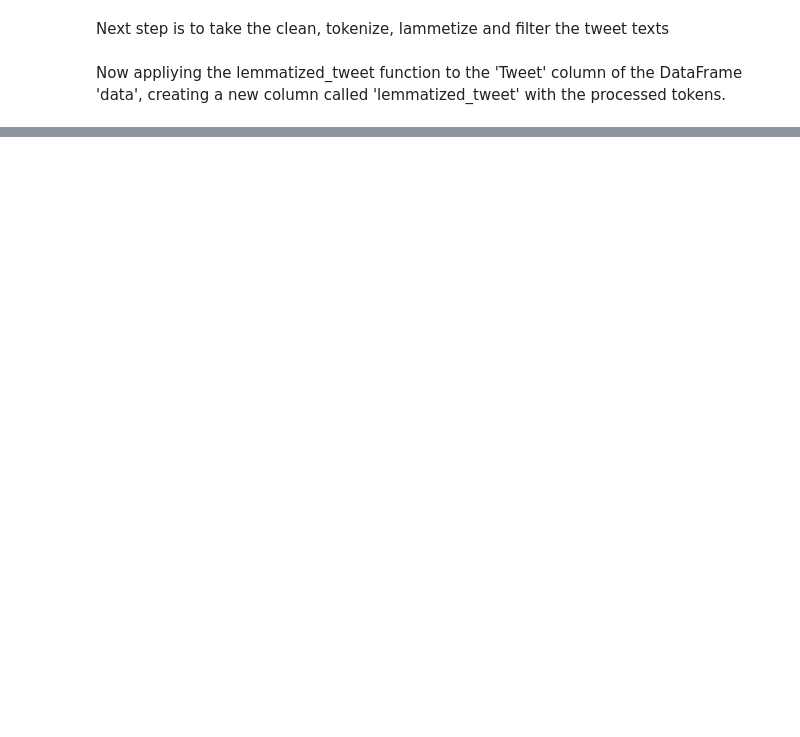
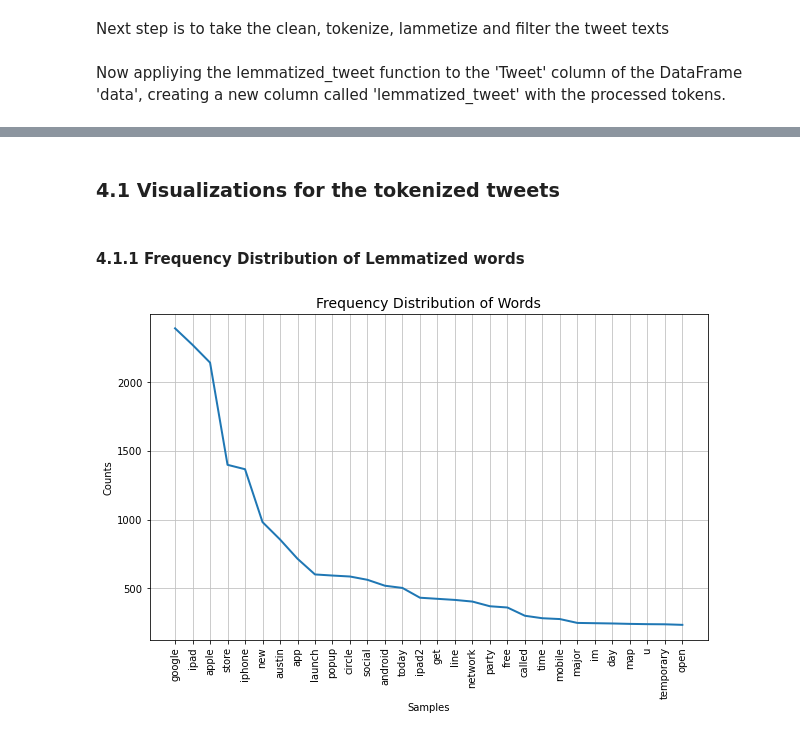
Before and after one commit to gtisnanga/GRP-13-FINAL-PROJECT, a Jupyter notebook: ANGELA.ipynb, the cells around one changed output, grey strips where cells are left out. Drawn from its saved outputs; the diff is of its cells as text; code cells hidden in the pictures; blank space fills up the shorter version.

```diff
--- a/ANGELA.ipynb
+++ b/ANGELA.ipynb
@@ -486,7 +488,7 @@ def lemmatize_tweet(text):
 Now appliying the lemmatized_tweet function to the 'Tweet' column of the DataFrame 'data', creating a new column called 'lemmatized_tweet' with the processed tokens.
 # %%
 # Apply the clean_text function to the 'tweet' column
-data['lemmatized_tweet'] = data['Tweet'].apply(lambda x: lemmatize_tweet(x))
+data['lemmatized_tweet'] = data['tweet'].apply(lambda x: lemmatize_tweet(x))
 
 def join_text(tokens):
     """
@@ -512,3 +514,28 @@ data.head()
 | 2 | @swonderlin Can not wait for #iPa... | iPad | Positive emotion | [wait, ipad, also, sale] | wait ipad also sale |
 | 3 | @sxsw I hope this year's festival... | iPad or iPhone App | Negative emotion | [hope, year, festival, isnt, cras... | hope year festival isnt crashy ye... |
 | 4 | @sxtxstate great stuff on Fri #SX... | Google | Positive emotion | [great, stuff, fri, mayer, google... | great stuff fri mayer google tim ... |
+# %% [markdown]
+### 4.1 Visualizations for the tokenized tweets
+# %%
+def plot_fdist(sentiment=None, title="Frequency Distribution of Words", df=data):
+    """
+    Plots the frequency distribution of words in the dataset, optionally filtered by sentiment.
+    """
+
+    # Get lemmatized tweets based on sentiment filter
+    lemmatized_tweet = df['lemmatized_tweet'] if sentiment is None else df[df['emotion'] == sentiment]['lemmatized_tweet']
+
+    # Flatten the list of tokens
+    all_tokens = [token for sublist in lemmatized_tweet for token in sublist]
+
+    # Create and plot frequency distribution
+    fdist = FreqDist(all_tokens)
+    plt.figure(figsize=(10, 6))
+    plt.title(title, fontsize=14)
+    fdist.plot(30)
+# %% [markdown]
+#### 4.1.1 Frequency Distribution of Lemmatized words
+# %%
+plot_fdist()
+# %% [output]
+[figure, added]
```
Also changed, not shown: parts of 17 cells of this notebook.
